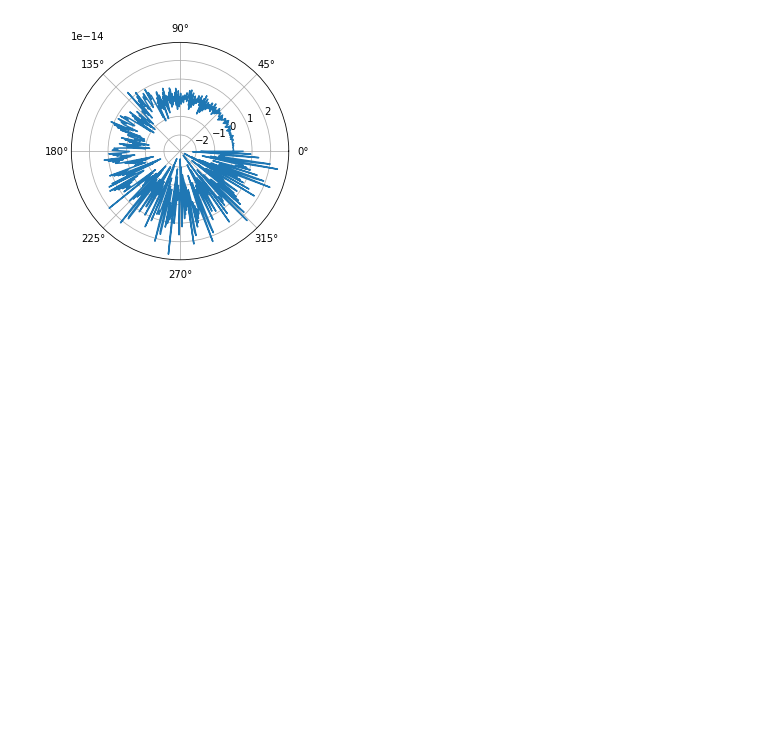
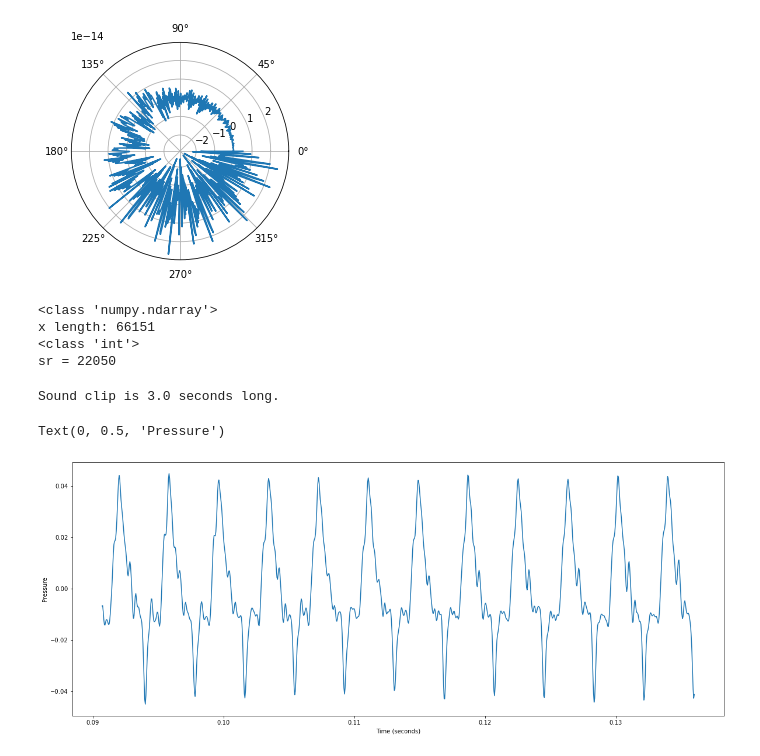
Before and after one commit to Rathees-Koneswarann/python-polar-plot, a Jupyter notebook: main.ipynb, the cells around one changed output. Drawn from its saved outputs; the diff is of its cells as text; code cells hidden in the pictures; blank space fills up the shorter version.

Commit message:
Plot audio in polar graph

```diff
--- a/main.ipynb
+++ b/main.ipynb
@@ -188,3 +188,33 @@ plt.plot(x, y)
 plt.show()
 # %% [output]
 [figure]
+# %%
+#load .wav sound file
+#sr = sample rate = #sample per second, 22050 Hz
+x, sr = librosa.load('violin-C4.wav')
+x = x[0:(3*sr)+1]
+print(type(x))
+print('x length: {}'.format(len(x)))
+print(type(sr))
+print('sr = {}'.format(sr))
+# %% [output]
+<class 'numpy.ndarray'>
+x length: 66151
+<class 'int'>
+sr = 22050
+# %%
+# confirm the audio sample length
+print('Sound clip is {} seconds long.'.format((len(x)-1)/sr))
+# %% [output]
+Sound clip is 3.0 seconds long.
+# %%
+plt.figure(figsize=(20,8))
+# Develop array 't to match x
+t = np.array(range(0, len(x)))/sr
+#plt.plot(t,x)
+plt.plot(t[2000:3000],x[2000:3000])
+plt.xlabel('Time (seconds)')
+plt.ylabel('Pressure')
+# %% [output]
+Text(0, 0.5, 'Pressure')
+[figure, added]
```
Also changed, not shown: parts of 1 cell of this notebook.
